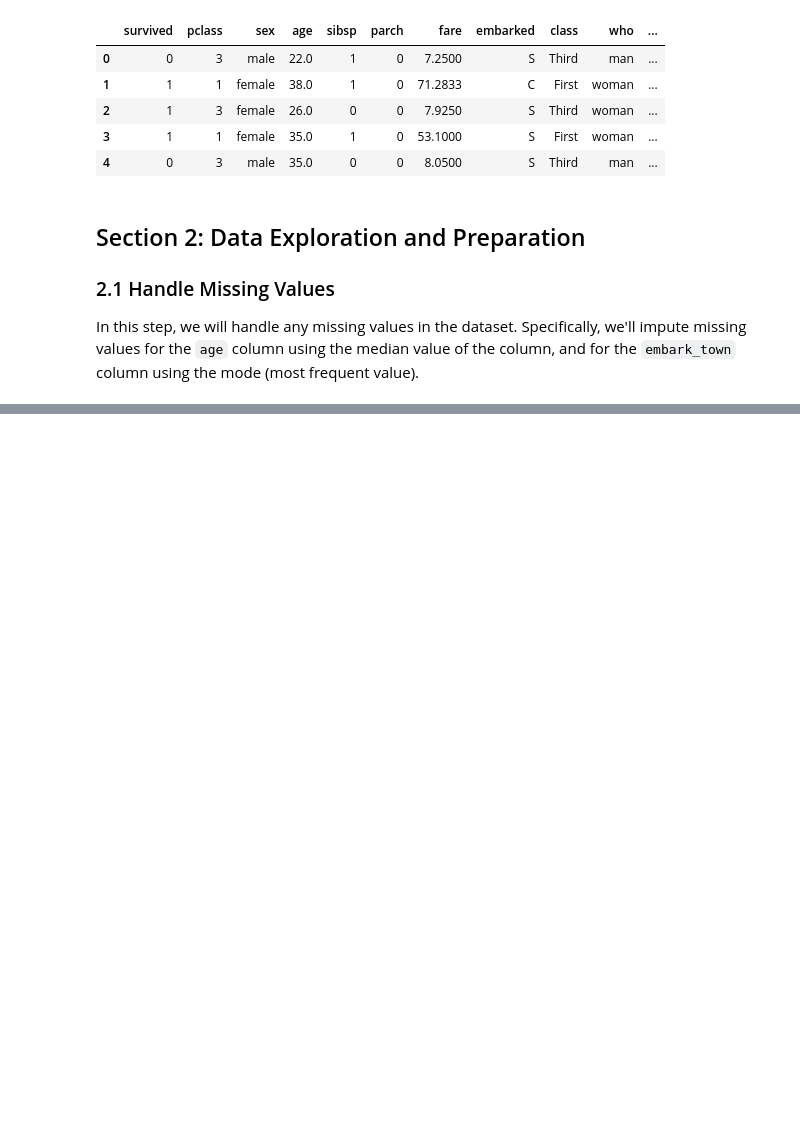
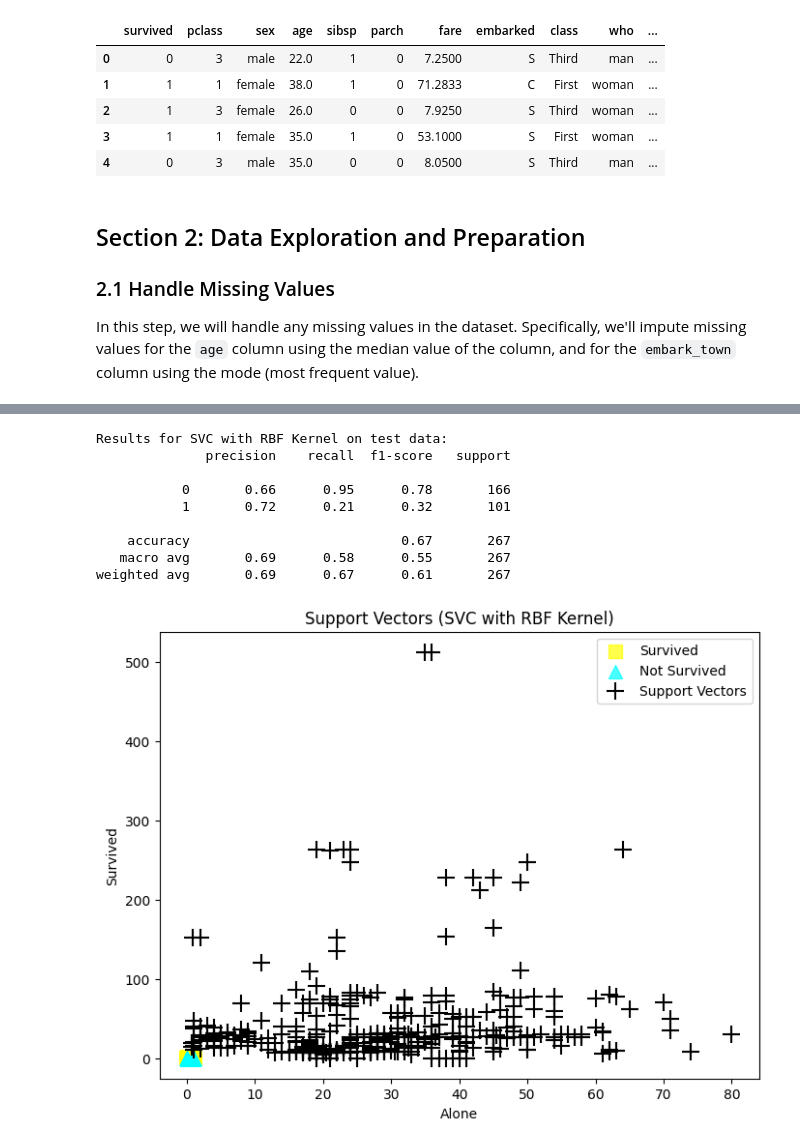
Before and after one commit to Elen-tesfai/applied-ml-elen, a Jupyter notebook: ml03_Elen.ipynb, the cells around one changed output, grey strips where cells are left out. Drawn from its saved outputs; the diff is of its cells as text; code cells hidden in the pictures; blank space fills up the shorter version.

```diff
--- a/ml03_Elen.ipynb
+++ b/ml03_Elen.ipynb
@@ -177,0 +813,73 @@ Test data shape (X_test, y_test): (179, 17), (179,)
+# %%
+import pandas as pd
+import numpy as np
+from sklearn.model_selection import train_test_split
+from sklearn.svm import SVC
+from sklearn.metrics import classification_report
+import matplotlib.pyplot as plt
+
+# Load Titanic dataset
+url = 'https://web.stanford.edu/class/archive/cs/cs109/cs109.1166/stuff/titanic.csv'
+titanic = pd.read_csv(url)
+
+# Create the 'alone' feature: 1 if alone, 0 if not
+titanic['alone'] = (titanic['Siblings/Spouses Aboard'] + titanic['Parents/Children Aboard'] == 0).astype(int)
+
+# Encoding 'Sex' as binary (1 = female, 0 = male)
+titanic['Sex'] = titanic['Sex'].apply(lambda x: 1 if x == 'female' else 0)
+
+# Select features and target variable
+X = titanic[['Age', 'Fare', 'Sex', 'alone', 'Pclass']]  # Features
+y = titanic['Survived']  # Target
+
+# Handle missing values (using median for simplicity)
+X = X.fillna(X.median())  # Fix: Avoid inplace warning
+
+# Split data into training and testing sets
+X_train, X_test, y_train, y_test = train_test_split(X, y, test_size=0.3, random_state=42)
+
+# Train the SVC model with RBF kernel (default kernel)
+svc_rbf = SVC(kernel='rbf')
+svc_rbf.fit(X_train, y_train)
+
+# Predict on the test set
+y_pred_rbf = svc_rbf.predict(X_test)
+
+# Evaluate the model
+print("Results for SVC with RBF Kernel on test data:")
+print(classification_report(y_test, y_pred_rbf))
+
+# Create scatter plot for Survived and Not Survived
+plt.figure(figsize=(8, 6))
+plt.scatter(X_test.loc[y_test == 1, 'alone'], y_test.loc[y_test == 1], c='yellow', marker='s', label='Survived', s=100, alpha=0.7)
+plt.scatter(X_test.loc[y_test == 0, 'alone'], y_test.loc[y_test == 0], c='cyan', marker='^', label='Not Survived', s=100, alpha=0.7)
+
+# Plot Support Vectors
+if hasattr(svc_rbf, 'support_vectors_'):
+    support_x = svc_rbf.support_vectors_[:, 0]  # Extract the support vector x-values
+
+    # If the model has only one feature, there will be no second dimension
+    if svc_rbf.support_vectors_.shape[1] > 1:  # Check if there is more than one feature (for 2D)
+        support_y = svc_rbf.support_vectors_[:, 1]  # Extract the support vector y-values
+        plt.scatter(support_x, support_y, c='black', marker='+', label='Support Vectors', s=150, alpha=1)
+    else:
+        # If only one feature, plot the support vectors along x-axis
+        plt.scatter(support_x, [0] * len(support_x), c='black', marker='+', label='Support Vectors', s=150, alpha=1)
+
+# Add labels and legend
+plt.xlabel('Alone')
+plt.ylabel('Survived')
+plt.legend()
+plt.title('Support Vectors (SVC with RBF Kernel)')
+plt.show()
+# %% [output]
+Results for SVC with RBF Kernel on test data:
+              precision    recall  f1-score   support
+
+           0       0.66      0.95      0.78       166
+           1       0.72      0.21      0.32       101
+
+    accuracy                           0.67       267
+   macro avg       0.69      0.58      0.55       267
+weighted avg       0.69      0.67      0.61       267
+[figure, added]
```
Also changed, not shown: parts of 73 cells of this notebook, 3 other files.
